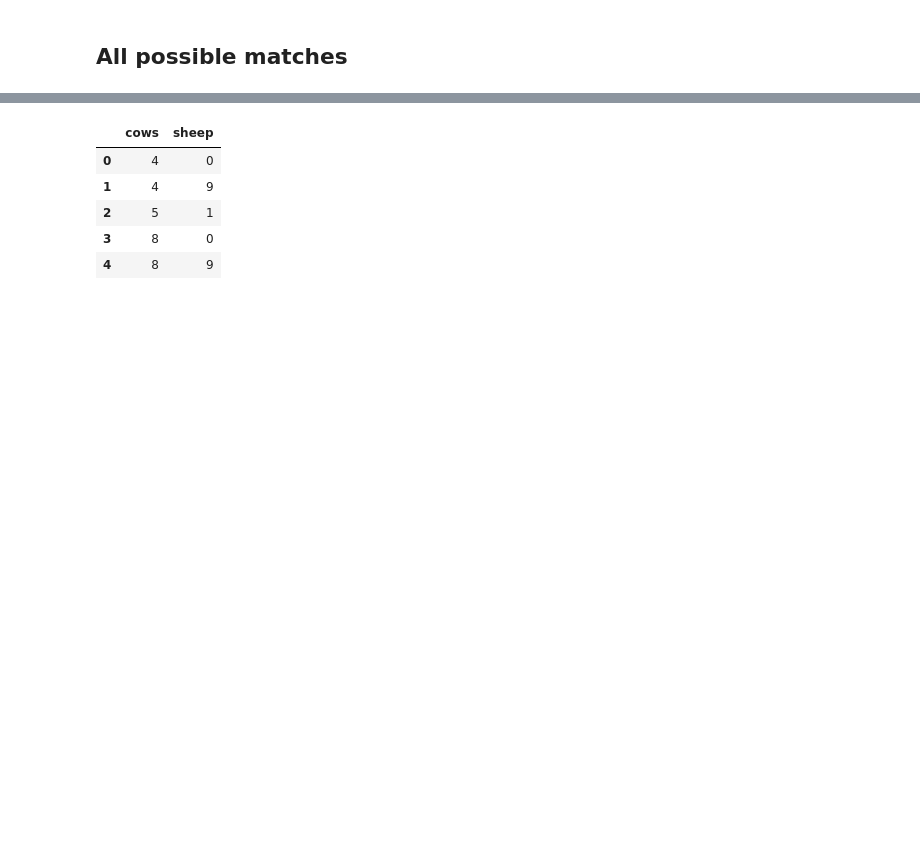
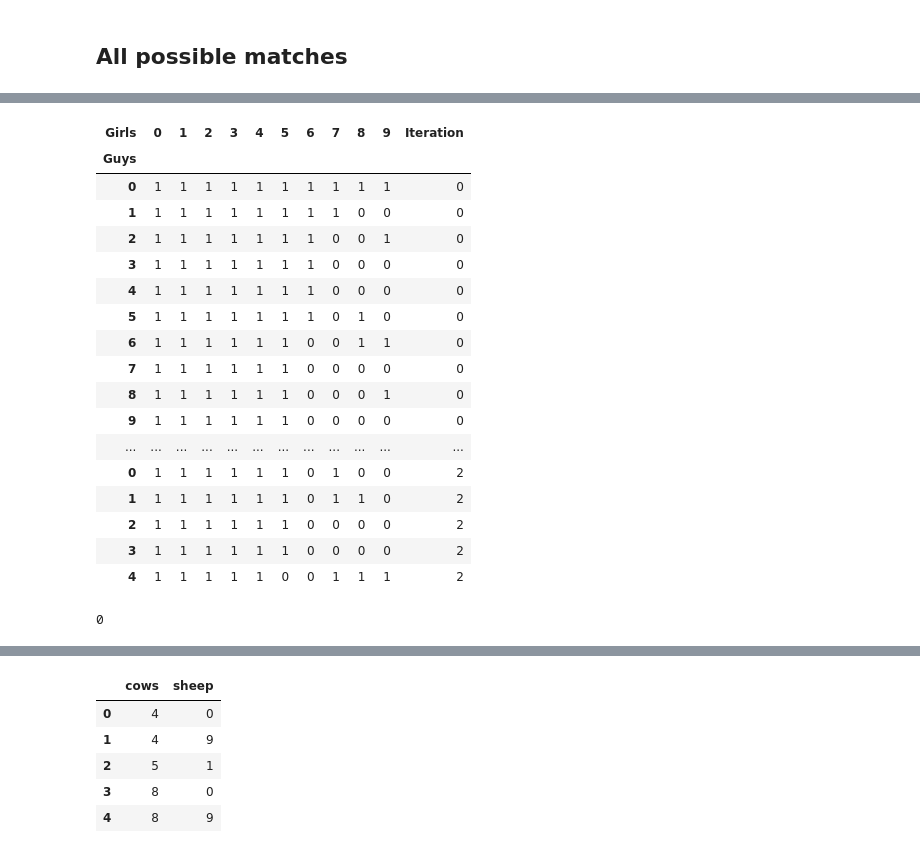
Before and after one commit to dgoodman1/are_you_the_one, a Jupyter notebook: Are You the One Modeling.ipynb, the cells around one changed output, grey strips where cells are left out. Drawn from its saved outputs; the diff is of its cells as text; code cells hidden in the pictures; blank space fills up the shorter version.

```diff
--- a/Are You the One Modeling.ipynb
+++ b/Are You the One Modeling.ipynb
@@ -24,6 +43,11 @@ guys = range(N)
 girls = range(N)
 perms = it.permutations(girls, N)
 
+paths = list()
+i, j = list(), list()
+for perm in perms:
+
 paths = [list(zip(guys, perm)) for perm in perms]
-len(paths)
+n = len(paths)
+print(f'{n:,.0f} paths')
 # %% [output]
@@ -32,0 +58,3 @@ len(paths)
+# %%
+path = paths[0]
+path
@@ -42,2 +170,5 @@ for path in paths[:5]:
 # %% [markdown]
 ## All possible matches
+# %%
+df = pd.DataFrame.from_dict((dict(path) for path in paths))
+df.head()
@@ -43,0 +186,6 @@ for path in paths[:5]:
+# %%
+mask = df == df.columns
+mat = mask.astype('int')
+idx = pd.Index(list(range(10)) * 362880, dtype='int')
+mat.index = idx
+mat.head(20)
@@ -43,0 +210,29 @@ for path in paths[:5]:
+# %%
+mat.index.name = 'Guys'
+mat.columns.name = 'Girls'
+data = [i for i in range(362_880) for _ in range(10)]
+mat['Iteration'] = np.array(data, dtype='int')
+mat.head(25)
+# %% [output]
+| Girls | 0 | 1 | 2 | 3 | 4 | 5 | 6 | 7 | 8 | 9 | Iteration |
+| Guys |  |  |  |  |  |  |  |  |  |  |  |
+| 0 | 1 | 1 | 1 | 1 | 1 | 1 | 1 | 1 | 1 | 1 | 0 |
+| 1 | 1 | 1 | 1 | 1 | 1 | 1 | 1 | 1 | 0 | 0 | 0 |
+| 2 | 1 | 1 | 1 | 1 | 1 | 1 | 1 | 0 | 0 | 1 | 0 |
+| 3 | 1 | 1 | 1 | 1 | 1 | 1 | 1 | 0 | 0 | 0 | 0 |
+| 4 | 1 | 1 | 1 | 1 | 1 | 1 | 1 | 0 | 0 | 0 | 0 |
+| 5 | 1 | 1 | 1 | 1 | 1 | 1 | 1 | 0 | 1 | 0 | 0 |
+| 6 | 1 | 1 | 1 | 1 | 1 | 1 | 0 | 0 | 1 | 1 | 0 |
+| 7 | 1 | 1 | 1 | 1 | 1 | 1 | 0 | 0 | 0 | 0 | 0 |
+| 8 | 1 | 1 | 1 | 1 | 1 | 1 | 0 | 0 | 0 | 1 | 0 |
+| 9 | 1 | 1 | 1 | 1 | 1 | 1 | 0 | 0 | 0 | 0 | 0 |
+| ... | ... | ... | ... | ... | ... | ... | ... | ... | ... | ... | ... |
+| 0 | 1 | 1 | 1 | 1 | 1 | 1 | 0 | 1 | 0 | 0 | 2 |
+| 1 | 1 | 1 | 1 | 1 | 1 | 1 | 0 | 1 | 1 | 0 | 2 |
+| 2 | 1 | 1 | 1 | 1 | 1 | 1 | 0 | 0 | 0 | 0 | 2 |
+| 3 | 1 | 1 | 1 | 1 | 1 | 1 | 0 | 0 | 0 | 0 | 2 |
+| 4 | 1 | 1 | 1 | 1 | 1 | 0 | 0 | 1 | 1 | 1 | 2 |
+# %%
+mat.reset_index().duplicated().sum()
+# %% [output]
+0
```
Also changed, not shown: parts of 21 cells of this notebook.
